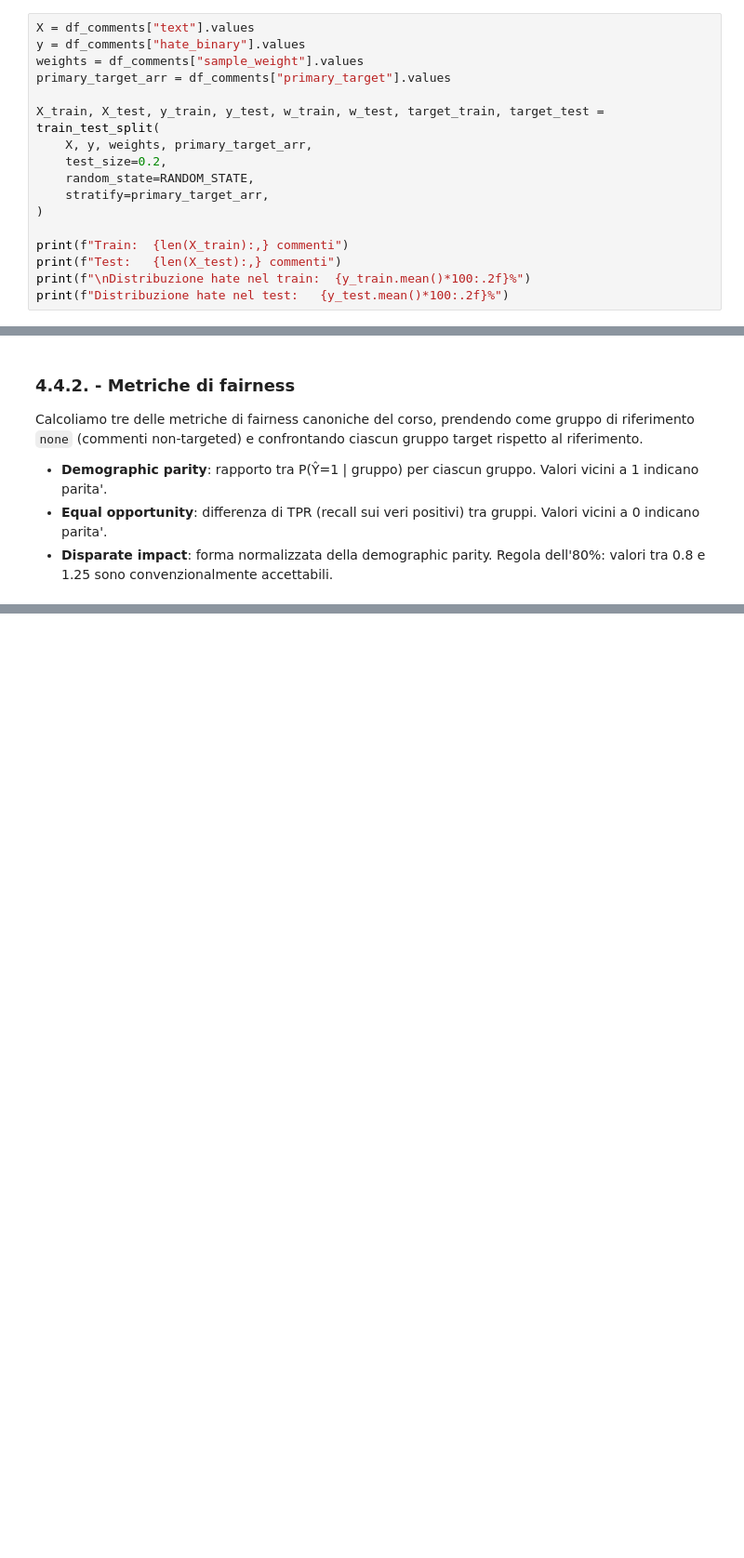
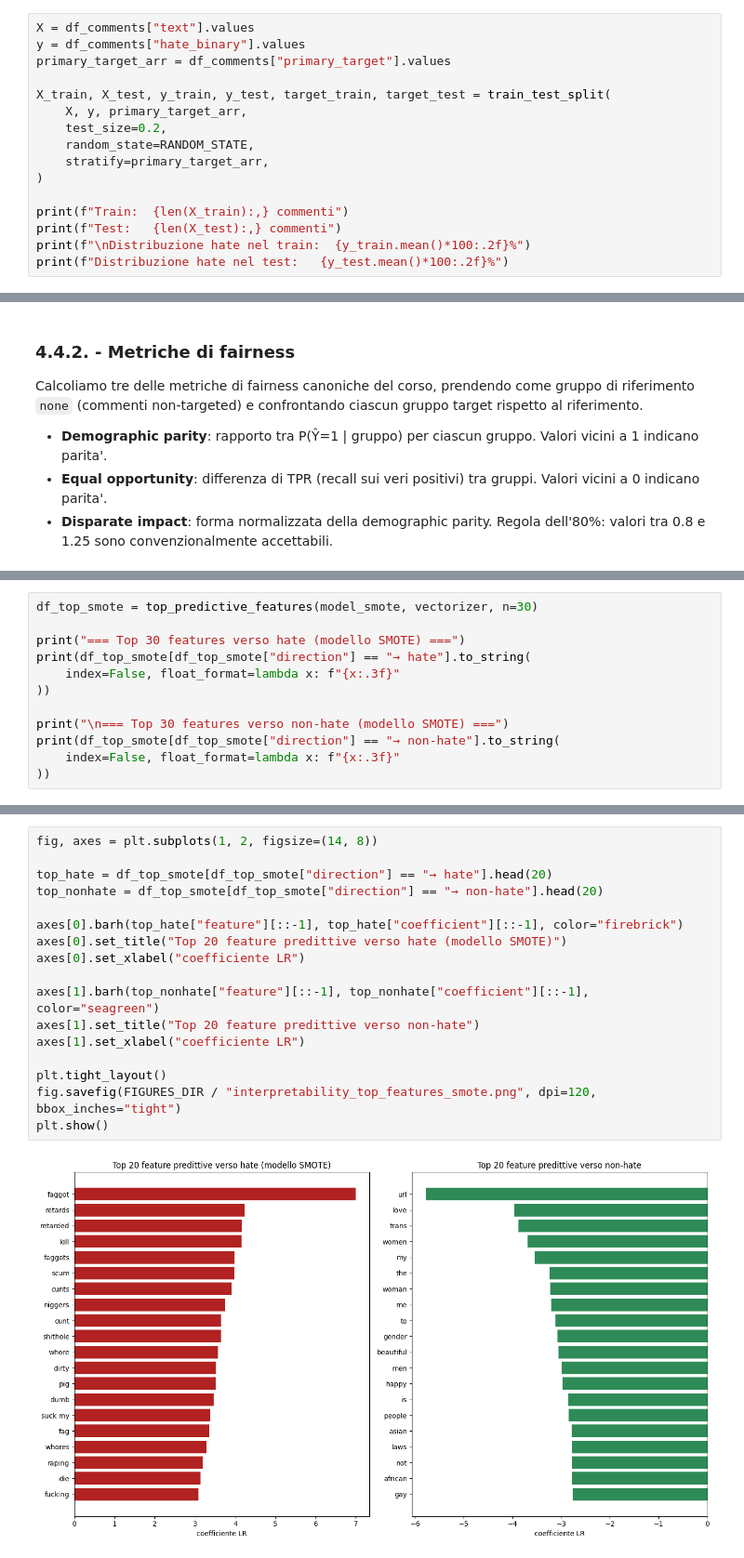
Before and after one commit to AndreaMorbello/measuring-hate-speech-audit, a Jupyter notebook: notebooks/audit.ipynb, the cells around one changed output, grey strips where cells are left out. Shown at 93% size. Drawn from its saved outputs; the diff is of its cells as text; blank space fills up the shorter version.

Commit message:
Cap.5 su Explainability e Interpretability

```diff
--- a/notebooks/audit.ipynb
+++ b/notebooks/audit.ipynb
@@ -1269,11 +1253,10 @@ Split train/test stratificato su `primary_target` per preservare la distribuzion
 # %%
 X = df_comments["text"].values
 y = df_comments["hate_binary"].values
-weights = df_comments["sample_weight"].values
 primary_target_arr = df_comments["primary_target"].values
 
-X_train, X_test, y_train, y_test, w_train, w_test, target_train, target_test = train_test_split(
-    X, y, weights, primary_target_arr,
+X_train, X_test, y_train, y_test, target_train, target_test = train_test_split(
+    X, y, primary_target_arr,
     test_size=0.2,
     random_state=RANDOM_STATE,
     stratify=primary_target_arr,
@@ -1476,0 +1506,12 @@ Il reweighing pre-processing modifica la distribuzione effettiva di training in
+# %%
+df_top_smote = top_predictive_features(model_smote, vectorizer, n=30)
+
+print("=== Top 30 features verso hate (modello SMOTE) ===")
+print(df_top_smote[df_top_smote["direction"] == "→ hate"].to_string(
+    index=False, float_format=lambda x: f"{x:.3f}"
+))
+
+print("\n=== Top 30 features verso non-hate (modello SMOTE) ===")
+print(df_top_smote[df_top_smote["direction"] == "→ non-hate"].to_string(
+    index=False, float_format=lambda x: f"{x:.3f}"
+))
@@ -1476,0 +1536,19 @@ Il reweighing pre-processing modifica la distribuzione effettiva di training in
+# %%
+fig, axes = plt.subplots(1, 2, figsize=(14, 8))
+
+top_hate = df_top_smote[df_top_smote["direction"] == "→ hate"].head(20)
+top_nonhate = df_top_smote[df_top_smote["direction"] == "→ non-hate"].head(20)
+
+axes[0].barh(top_hate["feature"][::-1], top_hate["coefficient"][::-1], color="firebrick")
+axes[0].set_title("Top 20 feature predittive verso hate (modello SMOTE)")
+axes[0].set_xlabel("coefficiente LR")
+
+axes[1].barh(top_nonhate["feature"][::-1], top_nonhate["coefficient"][::-1], color="seagreen")
+axes[1].set_title("Top 20 feature predittive verso non-hate")
+axes[1].set_xlabel("coefficiente LR")
+
+plt.tight_layout()
+fig.savefig(FIGURES_DIR / "interpretability_top_features_smote.png", dpi=120, bbox_inches="tight")
+plt.show()
+# %% [output]
+[figure, added]
```
Also changed, not shown: parts of 36 cells of this notebook, 3 other files.
